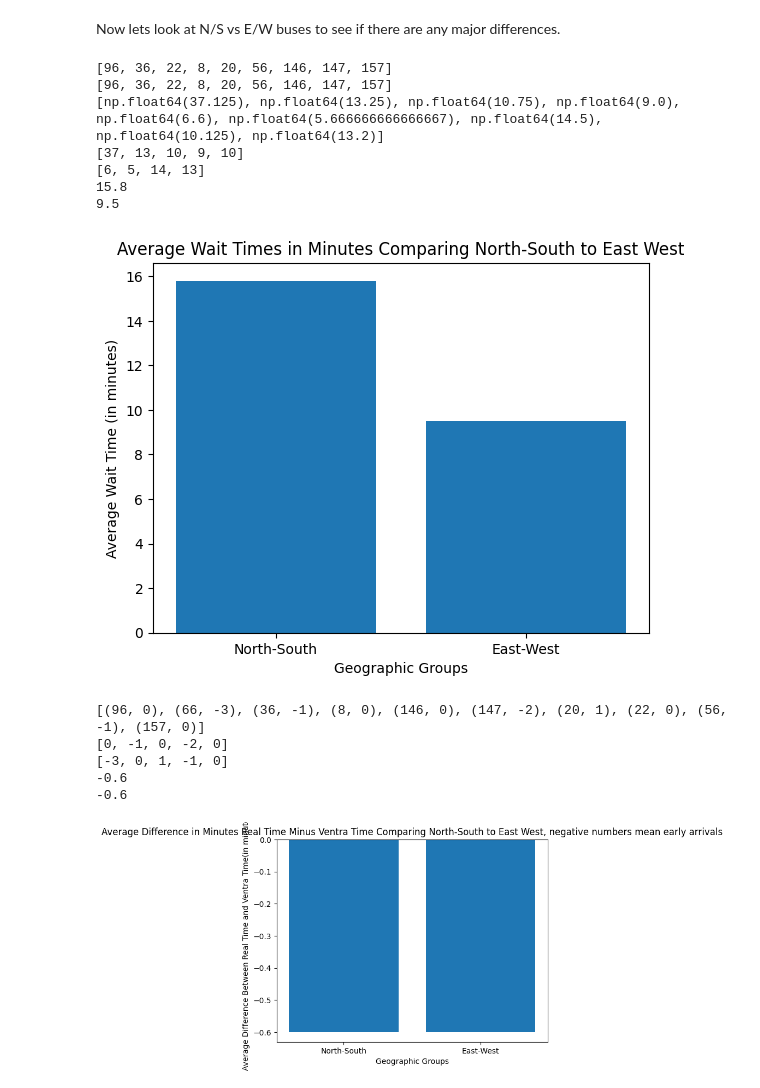
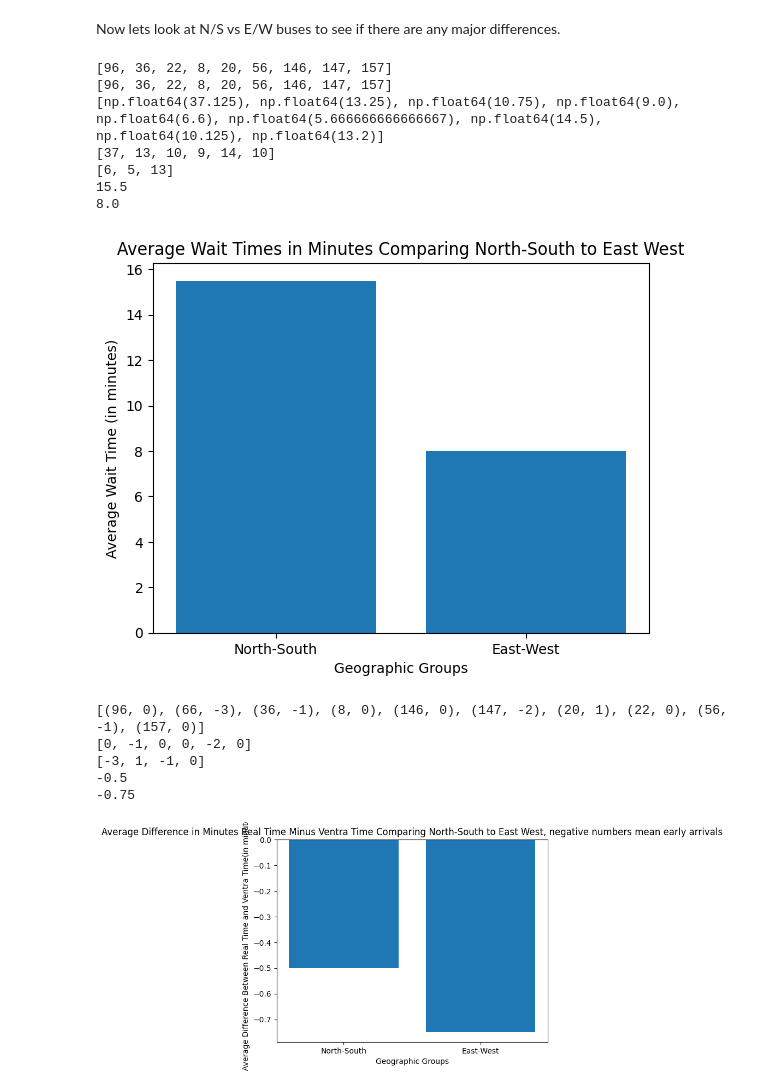
Before and after one commit to mhorowitz11213/CS424_Fall2016_Project, a Jupyter notebook: Exploratory Data/CS_424_Exploratory_Research_on_Primary_Data.ipynb, the cells around one changed output. Saved outputs shown, nothing was run; the diff lists cells and outputs as text; code cells hidden in the pictures.

```diff
--- a/Exploratory Data/CS_424_Exploratory_Research_on_Primary_Data.ipynb
+++ b/Exploratory Data/CS_424_Exploratory_Research_on_Primary_Data.ipynb
@@ -425,7 +443,7 @@ print(mean_interest_list)
 ns_average=[]
 ew_average=[]
 
-north_list=[96,36,22,8,148,147]
+north_list=[96,36,22,8,146,147]
 
 #Manually create
 for i in range(0, len(route_interest_list)):
@@ -450,40 +468,40 @@ plt.xlabel('Geographic Groups')
 plt.ylabel('Average Wait Time (in minutes)')
 plt.show()
 #Delta average list
 print(delta_average_list)
 ns_delta=[]
 ew_delta=[]
 for i in range(0,len(delta_average_list)):
   if delta_average_list[i][0] in north_list:
     ns_delta.append(int(delta_average_list[i][1]))
   else:
     ew_delta.append(int(delta_average_list[i][1]))
 
 print(ns_delta)
 print(ew_delta)
 ns_delta_final=np.average(ns_delta)
 ew_delta_final=np.average(ew_delta)
 print(ns_delta_final)
 print(ew_delta_final)
 geog_groups_delta=['North-South','East-West']
 average_geog_delta=[ns_delta_final,ew_delta_final]
 plt.bar(geog_groups_delta,average_geog_delta)
 plt.title('Average Difference in Minutes Real Time Minus Ventra Time Comparing North-South to East West, negative numbers mean early arrivals')
 plt.xlabel('Geographic Groups')
 plt.ylabel('Average Difference Between Real Time and Ventra Time(in minutes)')
 plt.show()
 # %% [output]
 [96, 36, 22, 8, 20, 56, 146, 147, 157]
 [96, 36, 22, 8, 20, 56, 146, 147, 157]
 [np.float64(37.125), np.float64(13.25), np.float64(10.75), np.float64(9.0), np.float64(6.6), np.float64(5.666666666666667), np.float64(14.5), np.float64(10.125), np.float64(13.2)]
-[37, 13, 10, 9, 10]
-[6, 5, 14, 13]
-15.8
-9.5
+[37, 13, 10, 9, 14, 10]
+[6, 5, 13]
+15.5
+8.0
-[figure, old version]
+[figure, new version]
 [(96, 0), (66, -3), (36, -1), (8, 0), (146, 0), (147, -2), (20, 1), (22, 0), (56, -1), (157, 0)]
-[0, -1, 0, -2, 0]
-[-3, 0, 1, -1, 0]
--0.6
--0.6
+[0, -1, 0, 0, -2, 0]
+[-3, 1, -1, 0]
+-0.5
+-0.75
-[figure, old version]
+[figure, new version]
```
Also changed, not shown: parts of 5 cells of this notebook.
